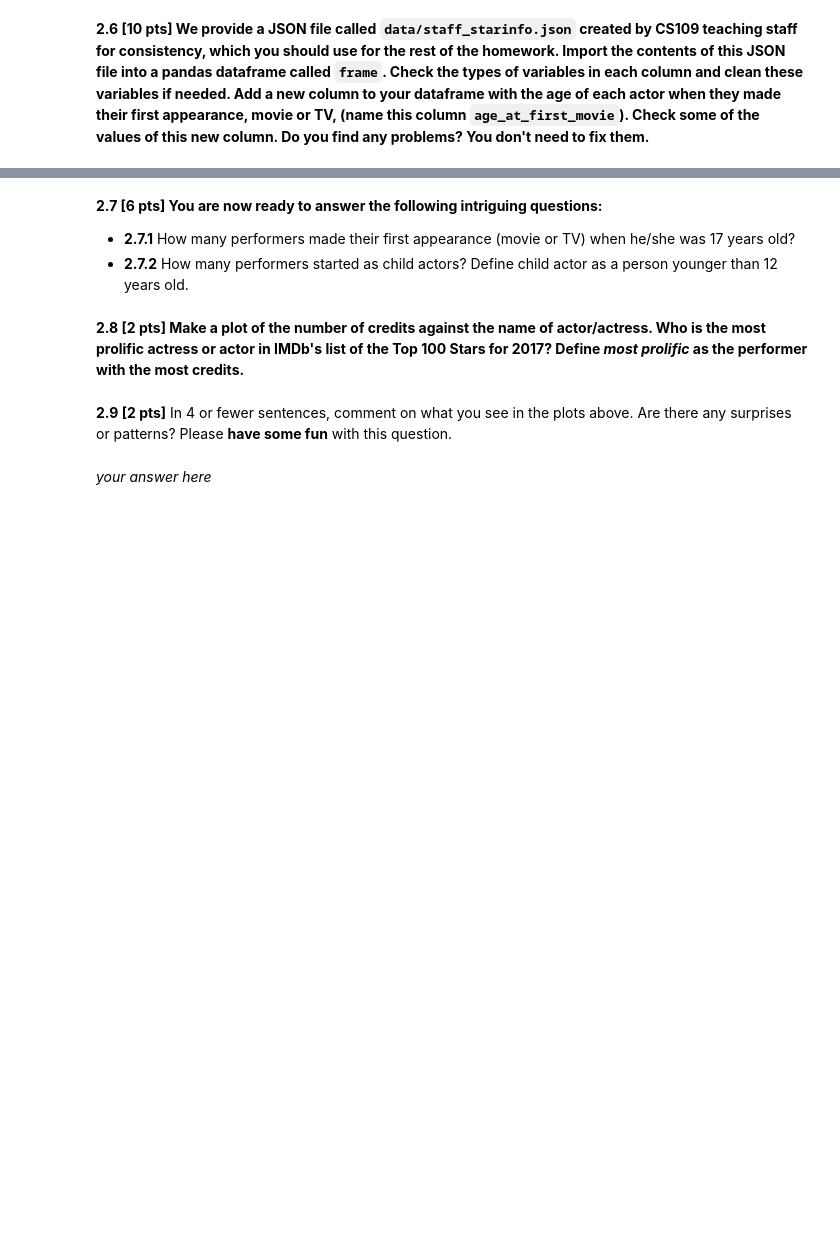
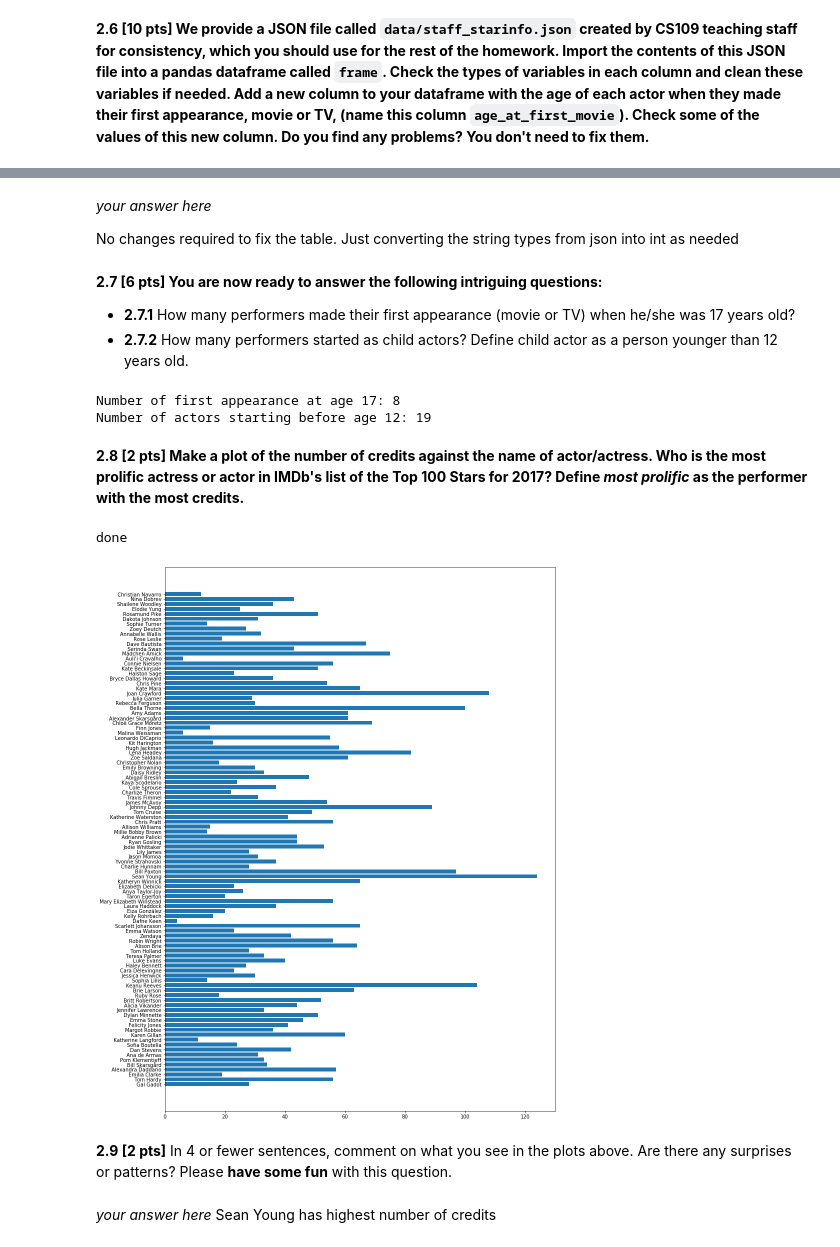
Before and after one commit to kdumontnu/2019-CS109A, a Jupyter notebook: homework/hw1/cs209a_hw1_submit.ipynb, the cells around one changed output, grey strips where cells are left out. Saved outputs shown, nothing was run; the diff lists cells and outputs as text; code cells hidden in the pictures; blank space fills up the shorter version.

```diff
--- a/homework/hw1/cs209a_hw1_submit.ipynb
+++ b/homework/hw1/cs209a_hw1_submit.ipynb
@@ -533,0 +643,5 @@ NameError: name 'json' is not defined
+# %%
+# your code here
+with open("data/staff_starinfo.json", "r") as fd:
+    frame = pd.DataFrame(json.load(fd))
+frame
@@ -534,3 +718,7 @@ NameError: name 'json' is not defined
+# %% [markdown]
+*your answer here*
+
+No changes required to fix the table. Just converting the string types from json into int as needed
 # %% [markdown]
 **2.7 [6 pts] You are now ready to answer the following intriguing questions:**
 - **2.7.1** How many performers made their first appearance (movie or TV) when he/she was 17 years old?
@@ -540,3 +726,10 @@ NameError: name 'json' is not defined
+# %%
+# your code here
+print('Number of first appearance at age 17:', np.sum([frame.age_at_first_movie == 17]))
+print('Number of actors starting before age 12:', np.sum([frame.age_at_first_movie < 12]))
+# %% [output]
+Number of first appearance at age 17: 8
+Number of actors starting before age 12: 19
 # %% [markdown]
 
 **2.8 [2 pts] Make a plot of the number of credits against the name of actor/actress. Who is the most prolific actress or actor in IMDb's list of the Top 100 Stars for 2017? Define *most prolific* as the performer with the most credits.**
@@ -545,4 +736,16 @@ NameError: name 'json' is not defined
+# %%
+# your code here
+
+x_pos = [i for i, _ in enumerate(frame.name.to_list())]
+plt.figure(figsize=(14, 20))
+plt.barh(x_pos, frame.credits)
+plt.yticks(x_pos, frame.name.to_list())
+print('done')
+# %% [output]
+done
+[figure, added]
 # %% [markdown]
 **2.9 [2 pts]** In 4 or fewer sentences, comment on what you see in the plots above.  Are there any surprises or patterns?  Please **have some fun** with this question.
 # %% [markdown]
 *your answer here*
+Sean Young has highest number of credits
```
Also changed, not shown: parts of 18 cells of this notebook, 2 other files.
